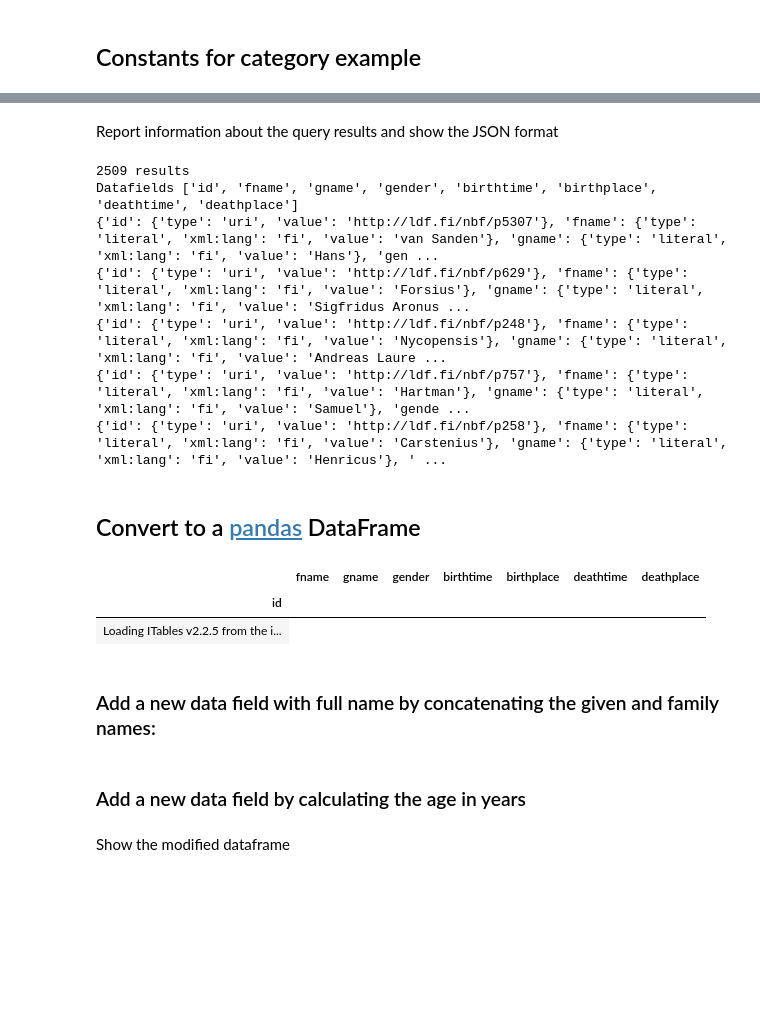
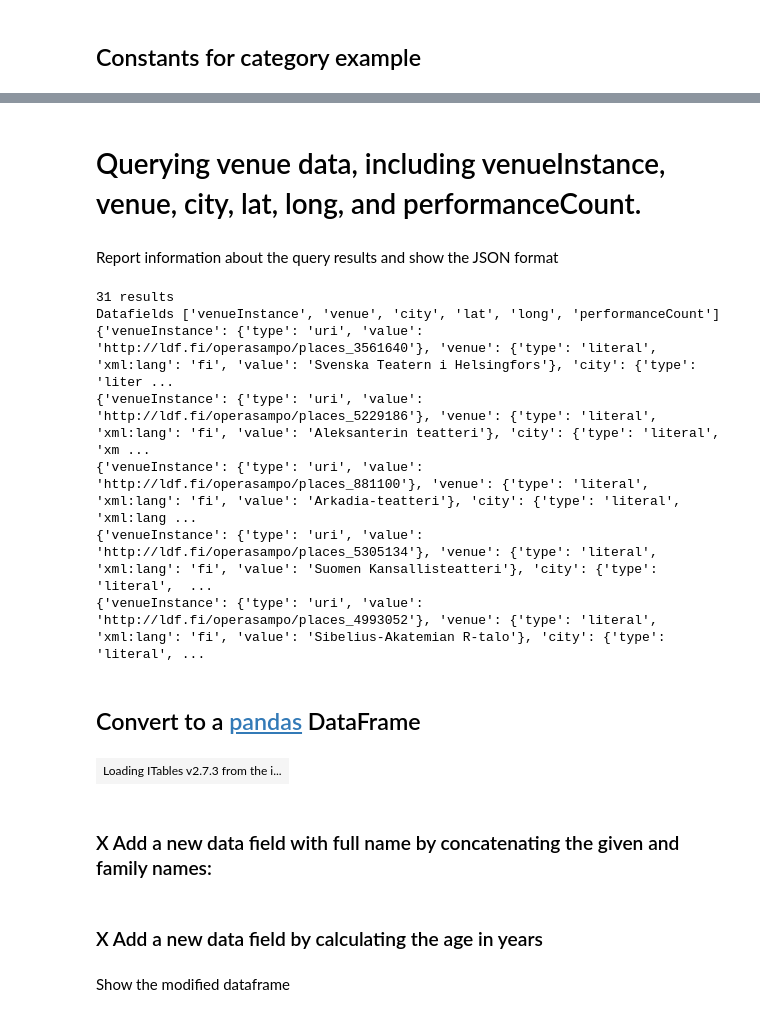
Before and after one commit to Ludashi47/Linked-data-OperaSampo, a Jupyter notebook: BiographySampo_examples_Hack4OpenGlam.ipynb, the cells around one changed output, grey strips where cells are left out. Cells and saved outputs as stored; diff of their text form; code cells hidden in the pictures; blank space fills up the shorter version.

```diff
--- a/BiographySampo_examples_Hack4OpenGlam.ipynb
+++ b/BiographySampo_examples_Hack4OpenGlam.ipynb
@@ -176,3 +133,31 @@ results = sparql.query().convert()
+# %% [markdown]
+# Querying venue data, including venueInstance, venue, city, lat, long, and performanceCount.
+# %%
+sparql = SPARQLWrapper("http://ldf.fi/operasampo/sparql")
+sparql.setQuery("""
+PREFIX os: <http://ldf.fi/schema/operasampo/>
+PREFIX skos: <http://www.w3.org/2004/02/skos/core#>
+PREFIX wgs84_pos: <http://www.w3.org/2003/01/geo/wgs84_pos#>
+
+SELECT ?venueInstance ?venue ?city ?lat ?long (COUNT(DISTINCT ?performance) AS ?performanceCount)
+WHERE {
+  ?performance a os:Performance .
+  ?performance os:performedIn ?venueInstance .
+  ?venueInstance os:city ?city .
+  ?venueInstance skos:prefLabel ?venue .
+  ?venueInstance wgs84_pos:lat ?lat .
+  ?venueInstance wgs84_pos:long ?long .
+
+  FILTER(LCASE(STR(?city)) = "helsinki")
+  FILTER(LANG(?venue) = "fi")
+}
+GROUP BY ?venueInstance ?venue ?city ?lat ?long
+ORDER BY DESC(?performanceCount)
+""")
+
+sparql.setReturnFormat(JSON)
+
+results = sparql.query().convert()
 # %% [markdown]
 Report information about the query results and show the JSON format
 # %%
@@ -184,31 +169,29 @@ print(f"Datafields {results['head']['vars']}")
 for ob in res[:5]:
   print(ob)
 # %% [output]
-2509 results
-Datafields ['id', 'fname', 'gname', 'gender', 'birthtime', 'birthplace', 'deathtime', 'deathplace']
-{'id': {'type': 'uri', 'value': 'http://ldf.fi/nbf/p5307'}, 'fname': {'type': 'literal', 'xml:lang': 'fi', 'value': 'van Sanden'}, 'gname': {'type': 'literal', 'xml:lang': 'fi', 'value': 'Hans'}, 'gen ...
-{'id': {'type': 'uri', 'value': 'http://ldf.fi/nbf/p629'}, 'fname': {'type': 'literal', 'xml:lang': 'fi', 'value': 'Forsius'}, 'gname': {'type': 'literal', 'xml:lang': 'fi', 'value': 'Sigfridus Aronus ...
-{'id': {'type': 'uri', 'value': 'http://ldf.fi/nbf/p248'}, 'fname': {'type': 'literal', 'xml:lang': 'fi', 'value': 'Nycopensis'}, 'gname': {'type': 'literal', 'xml:lang': 'fi', 'value': 'Andreas Laure ...
-{'id': {'type': 'uri', 'value': 'http://ldf.fi/nbf/p757'}, 'fname': {'type': 'literal', 'xml:lang': 'fi', 'value': 'Hartman'}, 'gname': {'type': 'literal', 'xml:lang': 'fi', 'value': 'Samuel'}, 'gende ...
-{'id': {'type': 'uri', 'value': 'http://ldf.fi/nbf/p258'}, 'fname': {'type': 'literal', 'xml:lang': 'fi', 'value': 'Carstenius'}, 'gname': {'type': 'literal', 'xml:lang': 'fi', 'value': 'Henricus'}, ' ...
+31 results
+Datafields ['venueInstance', 'venue', 'city', 'lat', 'long', 'performanceCount']
+{'venueInstance': {'type': 'uri', 'value': 'http://ldf.fi/operasampo/places_3561640'}, 'venue': {'type': 'literal', 'xml:lang': 'fi', 'value': 'Svenska Teatern i Helsingfors'}, 'city': {'type': 'liter ...
+{'venueInstance': {'type': 'uri', 'value': 'http://ldf.fi/operasampo/places_5229186'}, 'venue': {'type': 'literal', 'xml:lang': 'fi', 'value': 'Aleksanterin teatteri'}, 'city': {'type': 'literal', 'xm ...
+{'venueInstance': {'type': 'uri', 'value': 'http://ldf.fi/operasampo/places_881100'}, 'venue': {'type': 'literal', 'xml:lang': 'fi', 'value': 'Arkadia-teatteri'}, 'city': {'type': 'literal', 'xml:lang ...
+{'venueInstance': {'type': 'uri', 'value': 'http://ldf.fi/operasampo/places_5305134'}, 'venue': {'type': 'literal', 'xml:lang': 'fi', 'value': 'Suomen Kansallisteatteri'}, 'city': {'type': 'literal',  ...
+{'venueInstance': {'type': 'uri', 'value': 'http://ldf.fi/operasampo/places_4993052'}, 'venue': {'type': 'literal', 'xml:lang': 'fi', 'value': 'Sibelius-Akatemian R-talo'}, 'city': {'type': 'literal', ...
 # %% [markdown]
 ## Convert to a [pandas](https://pandas.pydata.org) DataFrame
 # %%
 init_notebook_mode(all_interactive=True)
 
 df = JSON2Pandas(results)
-df.set_index('id', inplace=True)
+df.set_index('venueInstance', inplace=True) #表格每一行的標籤
 display(df)
 # %% [output]
-|  | fname | gname | gender | birthtime | birthplace | deathtime | deathplace |
-| id |  |  |  |  |  |  |  |
-| Loading ITables v2.2.5 from the i... |
+| Loading ITables v2.7.3 from the i... |
 # %% [markdown]
-### Add a new data field with full name by concatenating the given and family names:
+### X Add a new data field with full name by concatenating the given and family names:
 # %%
 df['fullname'] = df['gname']+ ' ' +df['fname']
 # %% [markdown]
-### Add a new data field by calculating the age in years
+### X Add a new data field by calculating the age in years
 # %%
 df['age'] = df.apply(lambda x: relativedelta(x.deathtime, x.birthtime).years, axis=1)
 # %% [markdown]
```
Also changed, not shown: parts of 7 cells of this notebook.
